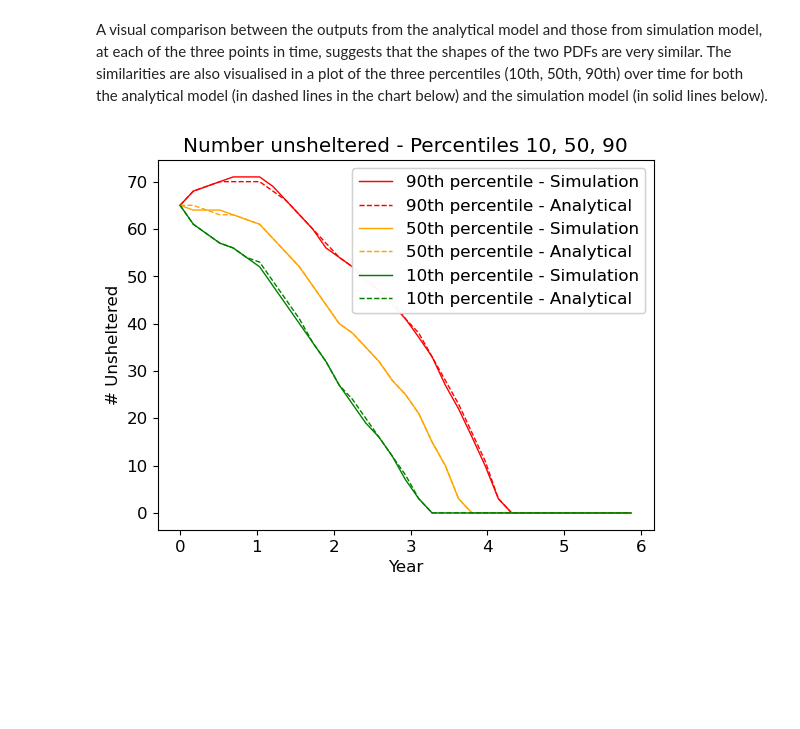
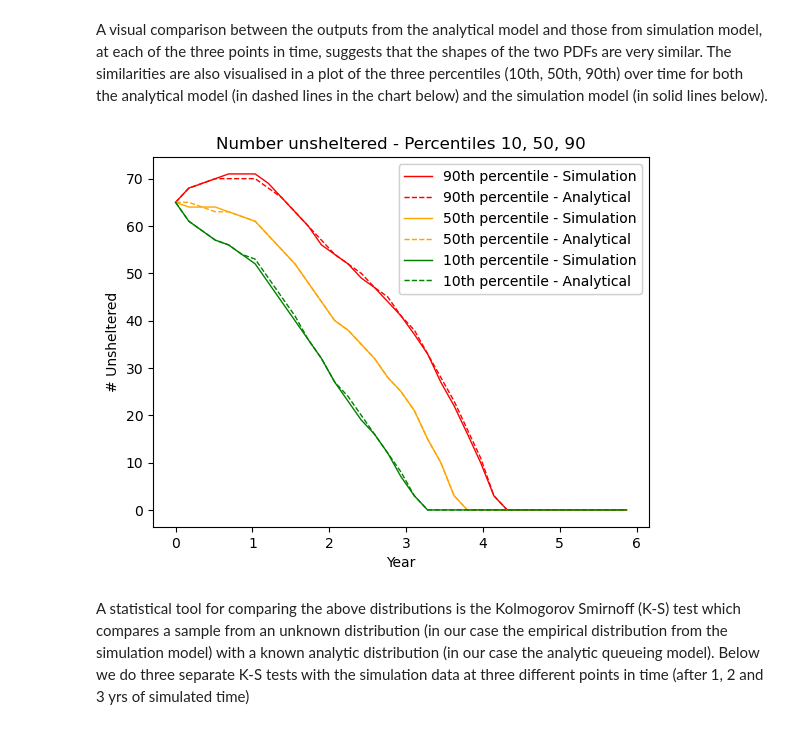
Before and after one commit to grahamburgess3/homeless_services, a Jupyter notebook: test_queueing_model.ipynb, the cells around one changed output. Drawn from its saved outputs; the diff is of its cells as text; code cells hidden in the pictures; blank space fills up the shorter version.

```diff
--- a/test_queueing_model.ipynb
+++ b/test_queueing_model.ipynb
@@ -275,6 +276,10 @@ fig, ax = qm.create_chart_prob_dists(data_sim,q,t=3,binwidth=2)
 # %% [markdown]
 A visual comparison between the outputs from the analytical model and those from simulation model, at each of the three points in time, suggests that the shapes of the two PDFs are very similar. The similarities are also visualised in a plot of the three percentiles (10th, 50th, 90th) over time for both the analytical model (in dashed lines in the chart below) and the simulation model (in solid lines below).
 # %%
+font = {'size'   : 10}
+plt.rc('font', **font)
 fig, ax = qm.create_chart_comparing_percentiles(data_sim,q,percentiles=[10,50,90], index_list=index_list)
 # %% [output]
-[figure, old version]
+[figure, new version]
+# %% [markdown]
+A statistical tool for comparing the above distributions is the Kolmogorov Smirnoff (K-S) test which compares a sample from an unknown distribution (in our case the empirical distribution from the simulation model) with a known analytic distribution (in our case the analytic queueing model). Below we do three separate K-S tests with the simulation data at three different points in time (after 1, 2 and 3 yrs of simulated time)
```
Also changed, not shown: parts of 7 cells of this notebook, 1 other file.
